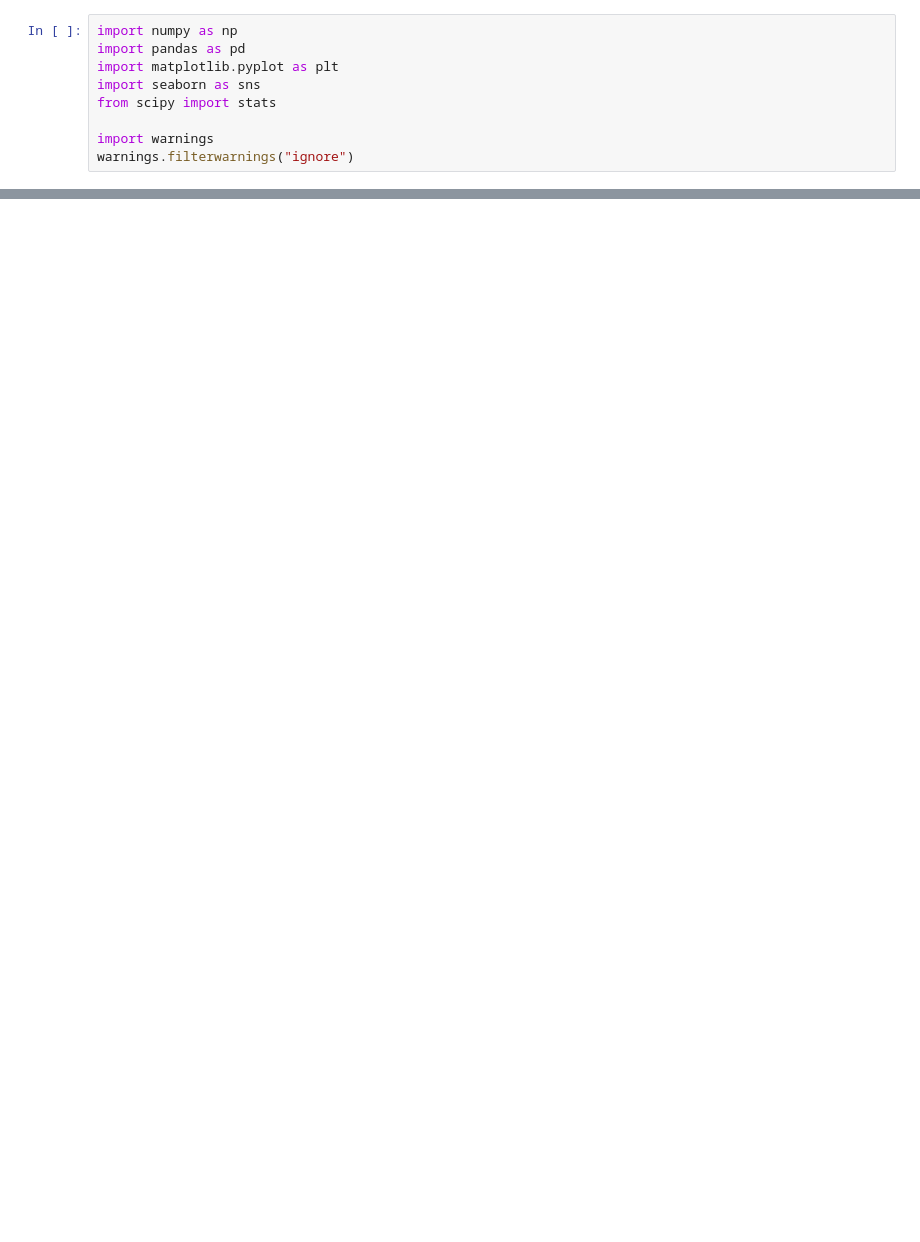
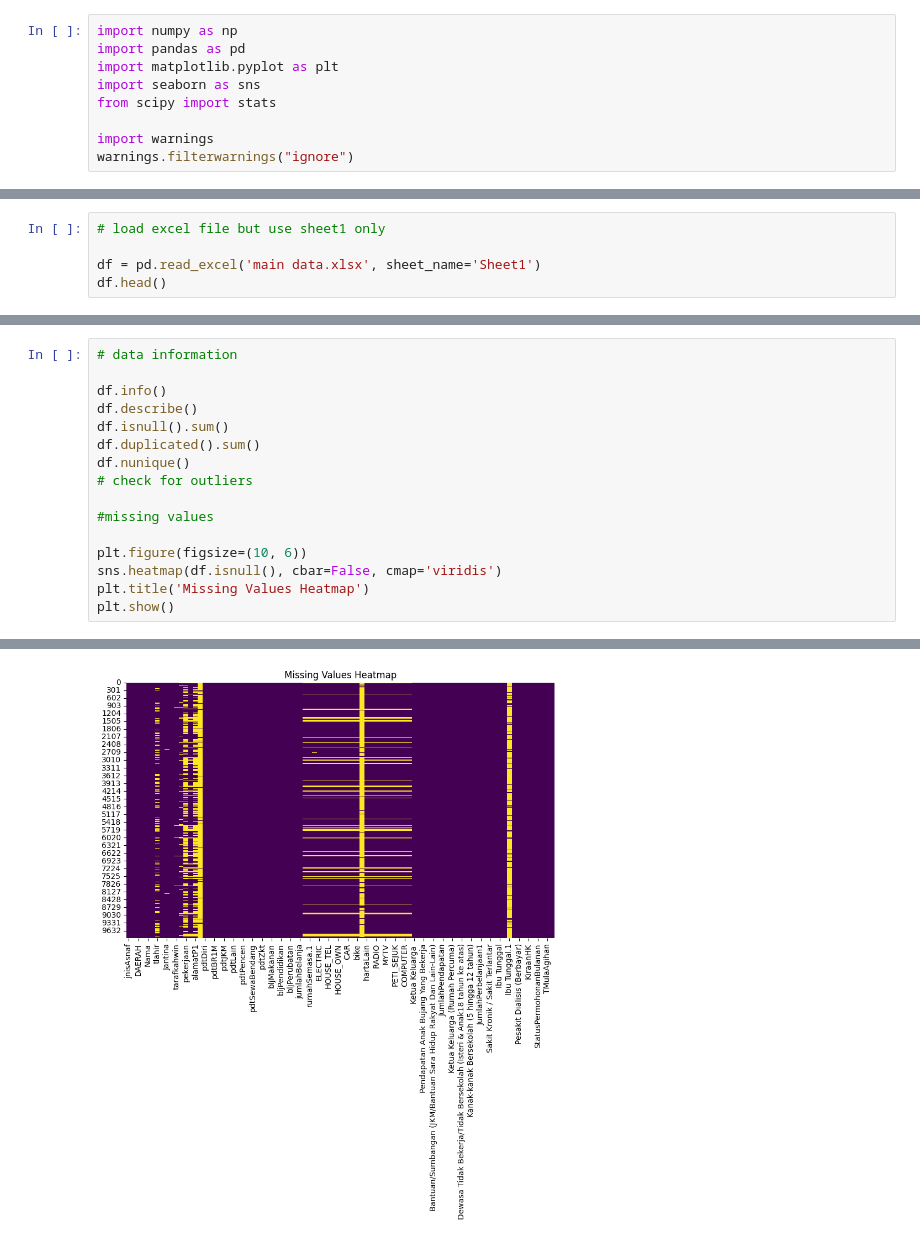
Before and after one commit to daniyalrosli/zakat_project, a Jupyter notebook: analysis.ipynb, the cells around one changed output, grey strips where cells are left out. Saved outputs shown, nothing was run; the diff lists cells and outputs as text; blank space fills up the shorter version.

```diff
--- a/analysis.ipynb
+++ b/analysis.ipynb
@@ -214,0 +10,5 @@ Districts Above Poverty Line:
+# %%
+# load excel file but use sheet1 only
+
+df = pd.read_excel('main data.xlsx', sheet_name='Sheet1')
+df.head()
@@ -214,0 +23,17 @@ Districts Above Poverty Line:
+# %%
+# data information
+
+df.info()
+df.describe()
+df.isnull().sum()
+df.duplicated().sum()
+df.nunique()
+# check for outliers
+
+#missing values
+
+plt.figure(figsize=(10, 6))
+sns.heatmap(df.isnull(), cbar=False, cmap='viridis')
+plt.title('Missing Values Heatmap')
+plt.show()
+# %% [output]
@@ -214,0 +57 @@ Districts Above Poverty Line:
+[figure, added]
```
Also changed, not shown: parts of 10 cells of this notebook, 2 other files.
